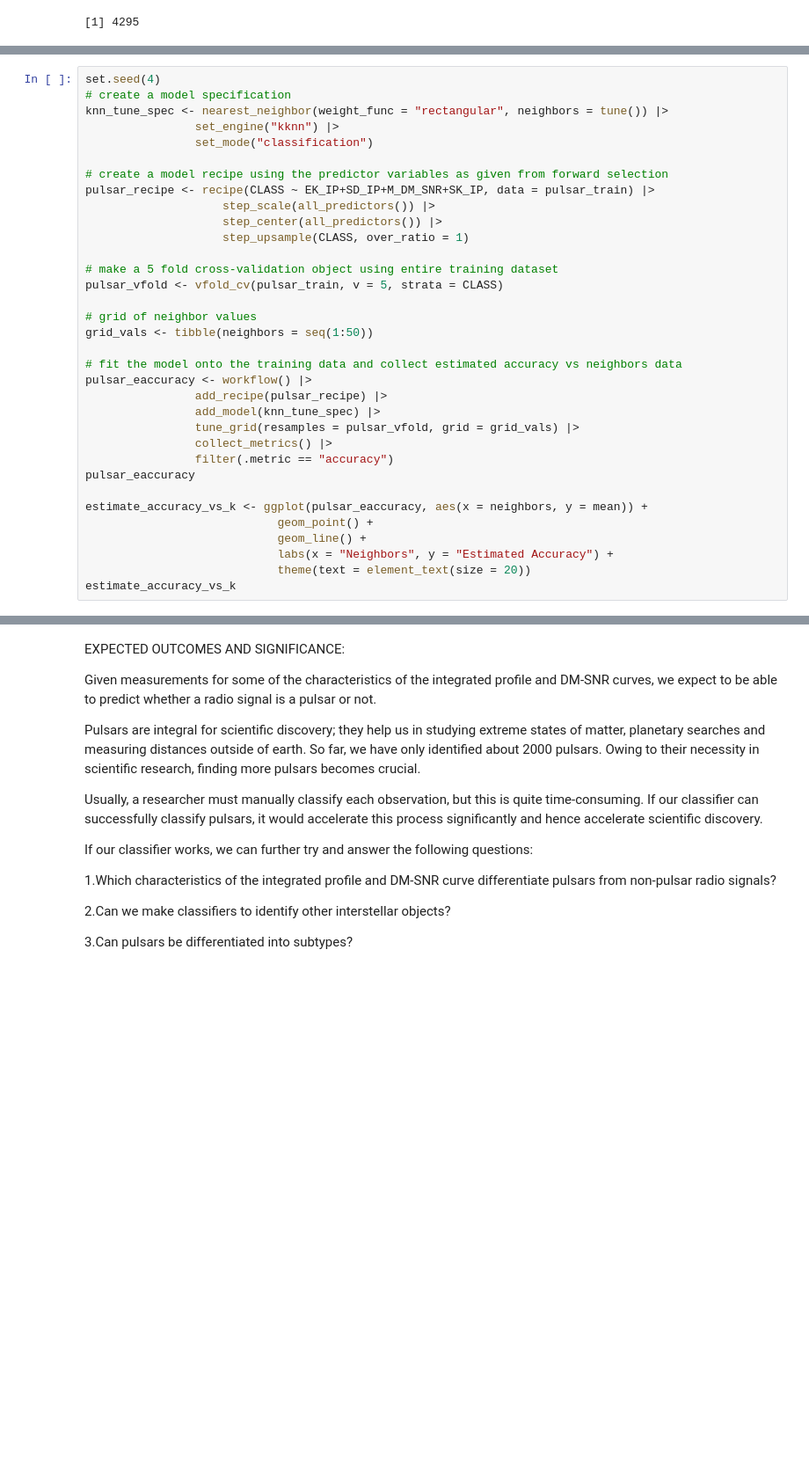
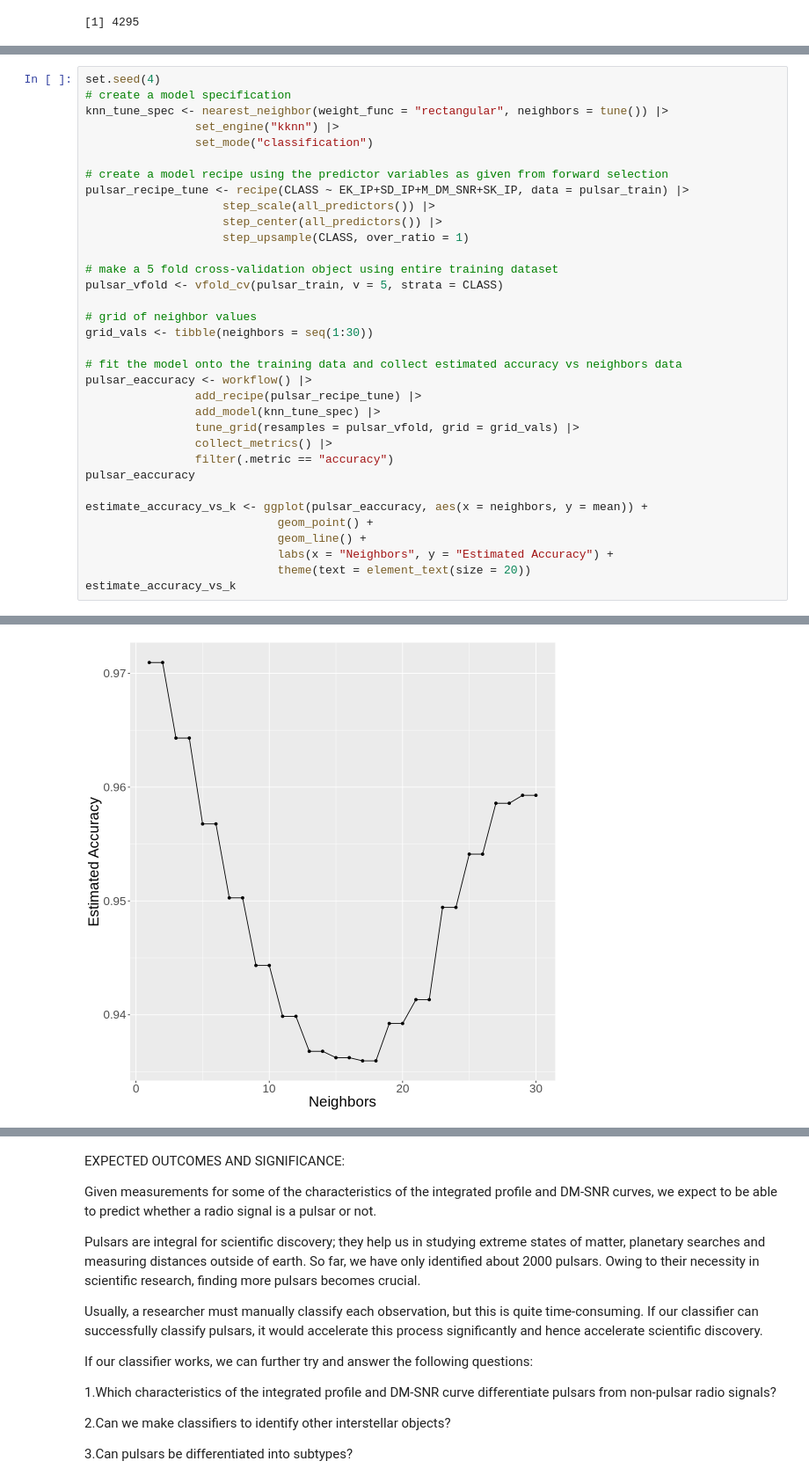
Before and after one commit to ONIGIRIIII/DSCI-100-GROUP-PROJECT, a Jupyter notebook: PULSAR.ipynb, the cells around one changed output, grey strips where cells are left out. Shown at 88% size. Drawn from its saved outputs; the diff is of its cells as text; blank space fills up the shorter version.

```diff
--- a/PULSAR.ipynb
+++ b/PULSAR.ipynb
@@ -382,7 +427,7 @@ knn_tune_spec <- nearest_neighbor(weight_func = "rectangular", neighbors = tune(
                 set_mode("classification")
 
 # create a model recipe using the predictor variables as given from forward selection
-pulsar_recipe <- recipe(CLASS ~ EK_IP+SD_IP+M_DM_SNR+SK_IP, data = pulsar_train) |>
+pulsar_recipe_tune <- recipe(CLASS ~ EK_IP+SD_IP+M_DM_SNR+SK_IP, data = pulsar_train) |>
                     step_scale(all_predictors()) |>
                     step_center(all_predictors()) |>
                     step_upsample(CLASS, over_ratio = 1)
@@ -391,11 +436,11 @@ pulsar_recipe <- recipe(CLASS ~ EK_IP+SD_IP+M_DM_SNR+SK_IP, data = pulsar_train)
 pulsar_vfold <- vfold_cv(pulsar_train, v = 5, strata = CLASS)
 
 # grid of neighbor values
-grid_vals <- tibble(neighbors = seq(1:50))
+grid_vals <- tibble(neighbors = seq(1:30))
 
 # fit the model onto the training data and collect estimated accuracy vs neighbors data
 pulsar_eaccuracy <- workflow() |>
-                add_recipe(pulsar_recipe) |>
+                add_recipe(pulsar_recipe_tune) |>
                 add_model(knn_tune_spec) |>
                 tune_grid(resamples = pulsar_vfold, grid = grid_vals) |>
                 collect_metrics() |>
@@ -408,3 +453,4 @@ estimate_accuracy_vs_k <- ggplot(pulsar_eaccuracy, aes(x = neighbors, y = mean))
                             labs(x = "Neighbors", y = "Estimated Accuracy") +
                             theme(text = element_text(size = 20))
 estimate_accuracy_vs_k
+# %% [output]
@@ -411,3 +467,4 @@ estimate_accuracy_vs_k
+[figure, added]
 # %%
 set.seed(4)
 # create a new model specification using the best neighbor value
```
Also changed, not shown: parts of 10 cells of this notebook.
